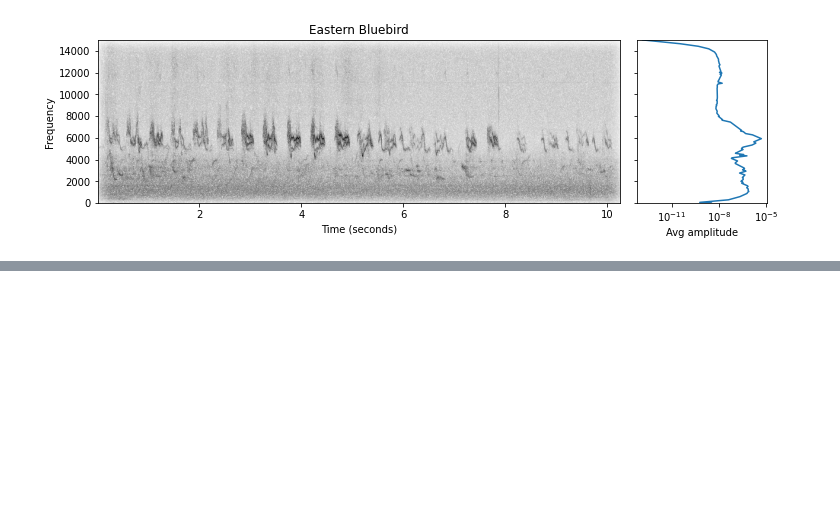
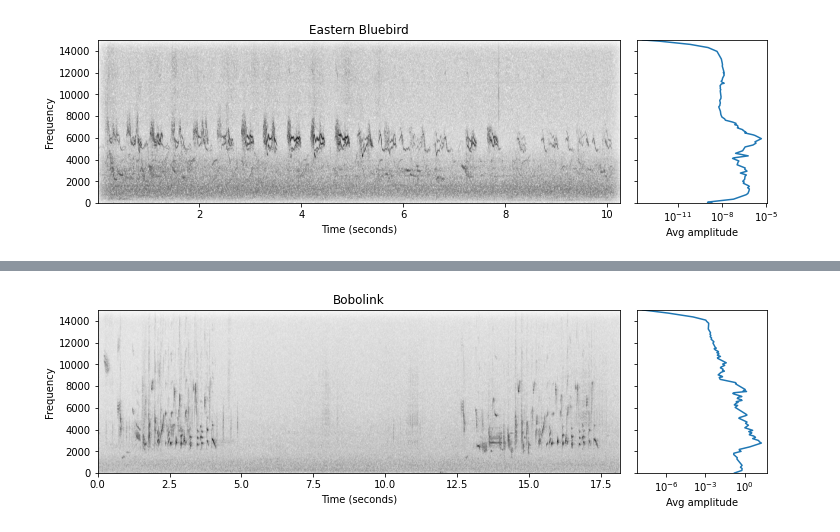
Before and after one commit to kbrose/chorus, a Jupyter notebook: notebooks/audio-file-processing.ipynb, the cells around one changed output, grey strips where cells are left out. Saved outputs shown, nothing was run; the diff lists cells and outputs as text; code cells hidden in the pictures; blank space fills up the shorter version.

```diff
--- a/notebooks/audio-file-processing.ipynb
+++ b/notebooks/audio-file-processing.ipynb
@@ -80,0 +127,4 @@ plot_spectrogram(347367, 30_000)
+# %%
+plot_spectrogram_tf(100087, 30_000)
+# %% [output]
+[figure, added]
```
Also changed, not shown: parts of 8 cells of this notebook.
